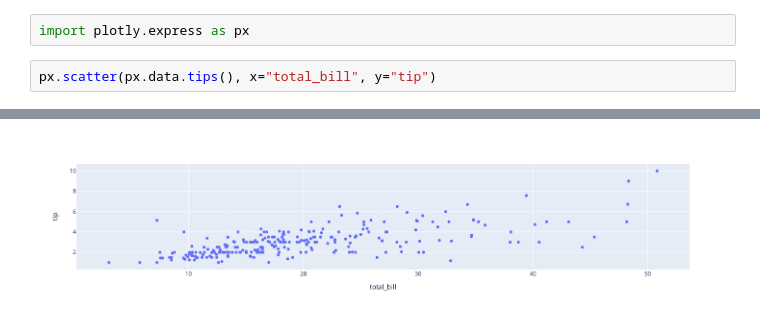
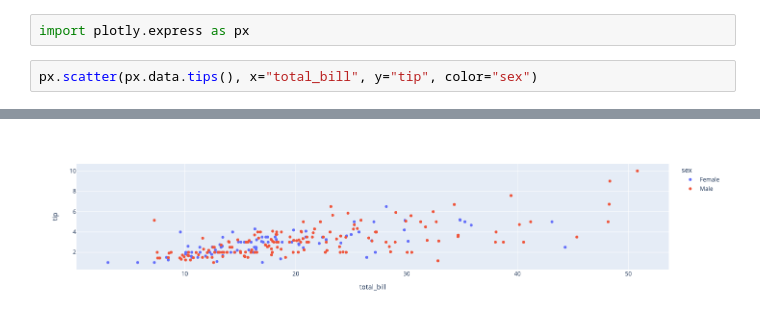
Before and after one commit to nicolaskruchten/nb_diff_test, a Jupyter notebook: Untitled.ipynb, the cells around one changed output, grey strips where cells are left out. Saved outputs shown, nothing was run; the diff lists cells and outputs as text.

```diff
--- a/Untitled.ipynb
+++ b/Untitled.ipynb
@@ -1,5 +1,5 @@
 # %%
 import plotly.express as px
 # %%
-px.scatter(px.data.tips(), x="total_bill", y="tip")
+px.scatter(px.data.tips(), x="total_bill", y="tip", color="sex")
 # %% [output]
@@ -7 +6 @@ px.scatter(px.data.tips(), x="total_bill", y="tip")
-[figure, old version]
+[figure, new version]
```
Also changed, not shown: parts of 1 cell of this notebook.
